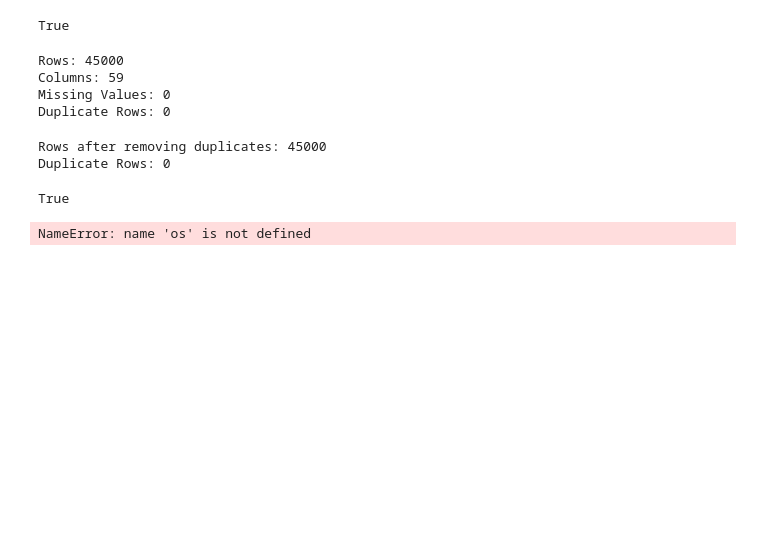
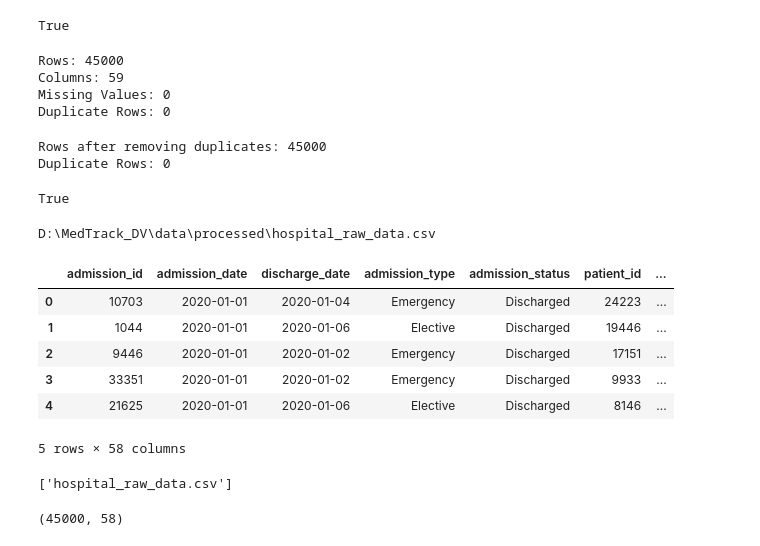
Before and after one commit to springboardmentor2801p/MedTrack_DV, a Jupyter notebook: notebooks/hospital_cleaning.ipynb, the cells around one changed output. Drawn from its saved outputs; the diff is of its cells as text; code cells hidden in the pictures; blank space fills up the shorter version.

```diff
--- a/notebooks/hospital_cleaning.ipynb
+++ b/notebooks/hospital_cleaning.ipynb
@@ -256,20 +265,36 @@ print(os.path.exists("hospital_cleaned.csv"))
 True
 # %%
 import pandas as pd
-import numpy as np
 import os
+
+BASE_DIR = r"D:\MedTrack_DV"
+
+RAW_PATH = os.path.join(
+    BASE_DIR,
+    "data",
+    "processed",
+    "hospital_raw_data.csv"
+)
+
+print(RAW_PATH)
+
+df = pd.read_csv(RAW_PATH)
+
+df.head()
+# %% [output]
+D:\MedTrack_DV\data\processed\hospital_raw_data.csv
+|  | admission_id | admission_date | discharge_date | admission_type | admission_status | patient_id | ... |
+| 0 | 10703 | 2020-01-01 | 2020-01-04 | Emergency | Discharged | 24223 | ... |
+| 1 | 1044 | 2020-01-01 | 2020-01-06 | Elective | Discharged | 19446 | ... |
+| 2 | 9446 | 2020-01-01 | 2020-01-02 | Emergency | Discharged | 17151 | ... |
+| 3 | 33351 | 2020-01-01 | 2020-01-02 | Emergency | Discharged | 9933 | ... |
+| 4 | 21625 | 2020-01-01 | 2020-01-06 | Elective | Discharged | 8146 | ... |
+5 rows × 58 columns
-# %%
-BASE_DIR = os.path.dirname(os.path.dirname(os.getcwd()))
-
-RAW_PATH = os.path.join(
-    BASE_DIR,
-    "data",
-    "processed",
-    "hospital_raw_data.csv"
-)
-
-df = pd.read_csv(RAW_PATH)
-
-df.head()
-# %% [output]
-NameError: name 'os' is not defined
+# %%
+os.listdir(r"D:\MedTrack_DV\data\processed")
+# %% [output]
+['hospital_raw_data.csv']
+# %%
+df.shape
+# %% [output]
+(45000, 58)
```
Also changed, not shown: parts of 24 cells of this notebook, 18 other files.
